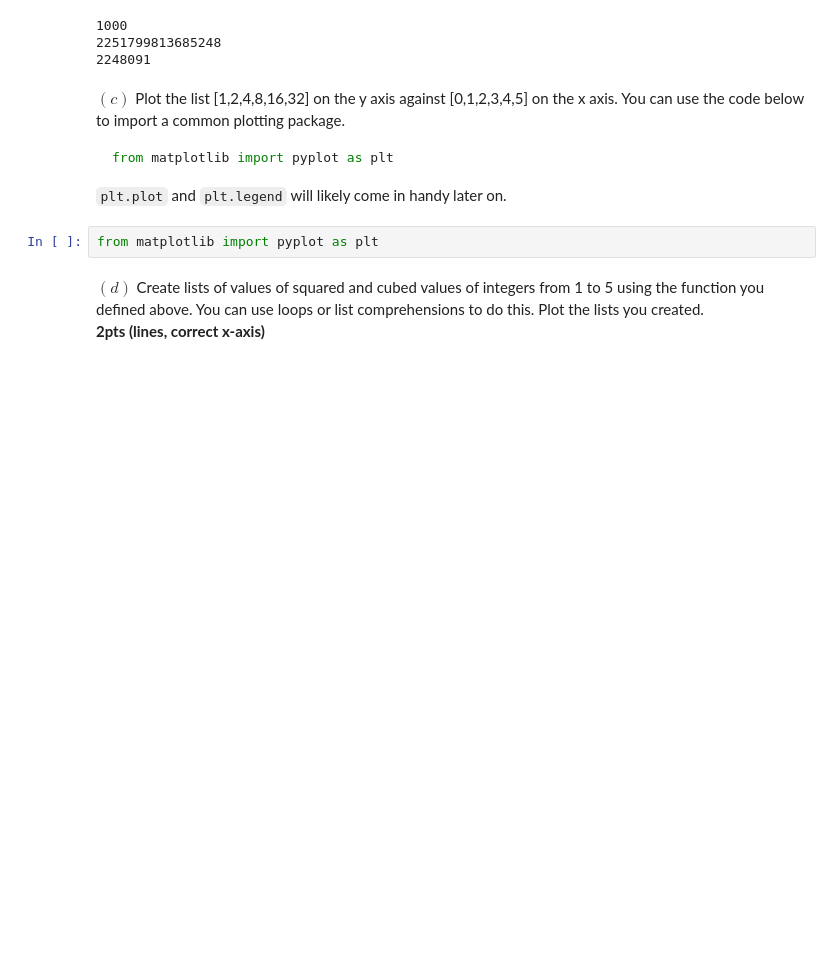
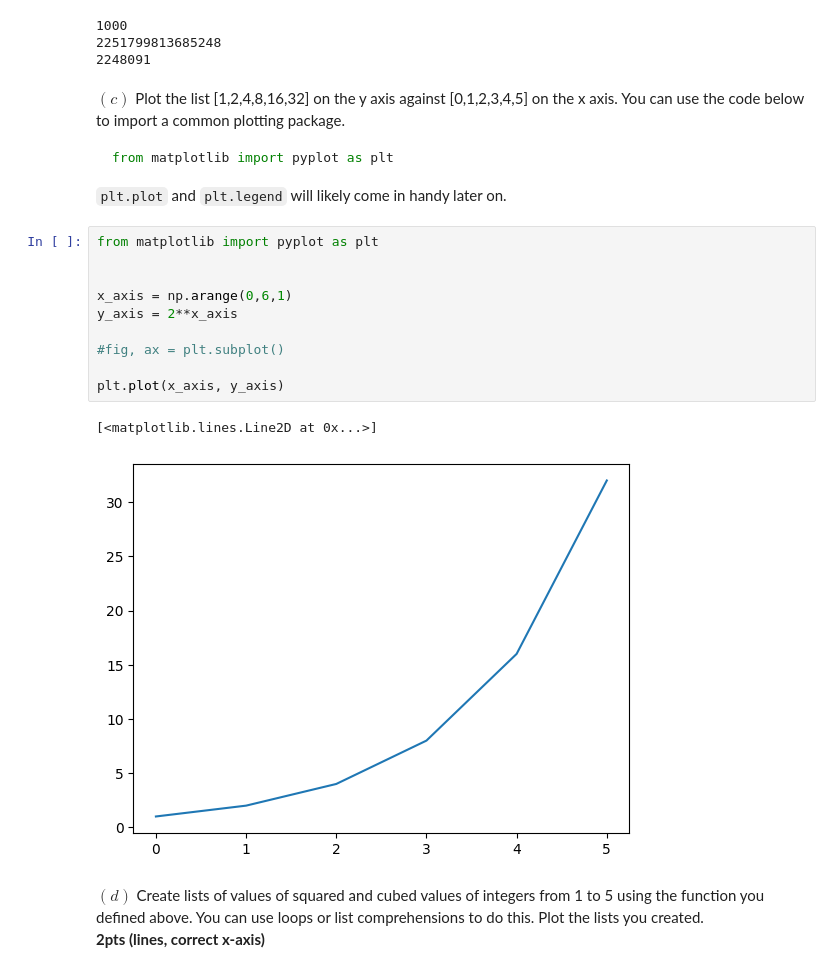
Before and after one commit to JedRoundy/Machine_Learning_For_Economists, a Jupyter notebook: PSET_1/01_pset1coding_BF.ipynb, the cells around one changed output. Drawn from its saved outputs; the diff is of its cells as text; blank space fills up the shorter version.

````diff
--- a/PSET_1/01_pset1coding_BF.ipynb
+++ b/PSET_1/01_pset1coding_BF.ipynb
@@ -760,8 +760,19 @@ $(c)$ Plot the list [1,2,4,8,16,32] on the y axis against [0,1,2,3,4,5] on the x
 from matplotlib import pyplot as plt
 ```
 `plt.plot` and `plt.legend` will likely come in handy later on.<br>
-# %%
-from matplotlib import pyplot as plt
+# %%
+from matplotlib import pyplot as plt
+
+
+x_axis = np.arange(0,6,1)
+y_axis = 2**x_axis
+
+#fig, ax = plt.subplot()
+
+plt.plot(x_axis, y_axis)
+# %% [output]
+[<matplotlib.lines.Line2D at 0x...>]
+[figure, added]
 # %% [markdown]
 $(d)$ Create lists of values of squared and cubed values of integers from 1 to 5 using the function you defined above. You can use loops or list comprehensions to do this. Plot the lists you created. <br>
 **2pts (lines, correct x-axis)**
````
Also changed, not shown: parts of 18 cells of this notebook.
